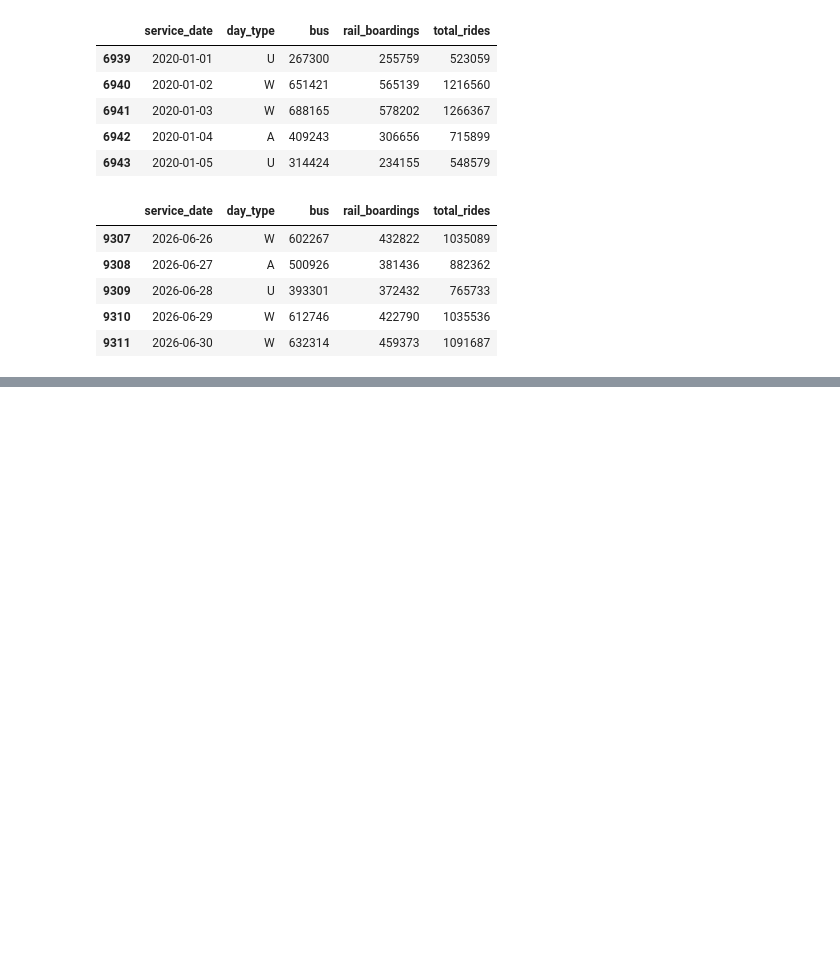
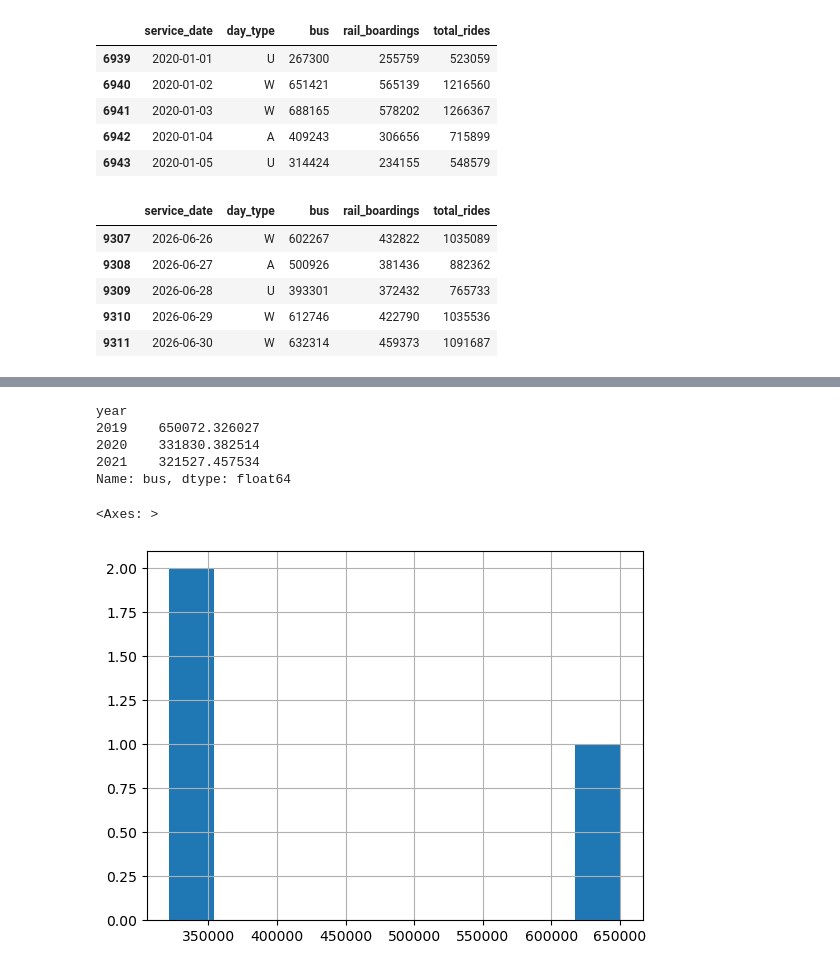
Before and after one commit to OrikG-bit/Chicago_Weather-Transportation, a Jupyter notebook: notebooks/01_transportation_bus_rail_total.ipynb, the cells around one changed output, grey strips where cells are left out. Cells and saved outputs as stored; diff of their text form; code cells hidden in the pictures; blank space fills up the shorter version.

Commit message:
Covid analysis for transportation system durig 2019-2022, adding matplotlib and implementing new methods and attributes

```diff
--- a/notebooks/01_transportation_bus_rail_total.ipynb
+++ b/notebooks/01_transportation_bus_rail_total.ipynb
@@ -165,3 +166,5 @@ df_2020.tail(5)
 | 9309 | 2026-06-28 | U | 393301 | 372432 | 765733 |
 | 9310 | 2026-06-29 | W | 612746 | 422790 | 1035536 |
 | 9311 | 2026-06-30 | W | 632314 | 459373 | 1091687 |
+# %%
+df_covid= df[(df["service_date"] <= "2021-12-31") & (df["service_date"] >= "2019-01-01")].copy()
@@ -167,0 +189,2 @@ df_2020.tail(5)
+# %%
+df_covid["year"]= df_covid["service_date"].dt.year
@@ -167,0 +200,13 @@ df_2020.tail(5)
+# %%
+df_covid.groupby("year")["bus"].mean()
+# %% [output]
+year
+2019    650072.326027
+2020    331830.382514
+2021    321527.457534
+Name: bus, dtype: float64
+# %%
+df_covid.groupby("year")["bus"].mean().hist()
+# %% [output]
+<Axes: >
+[figure, added]
```
Also changed, not shown: parts of 17 cells of this notebook.
